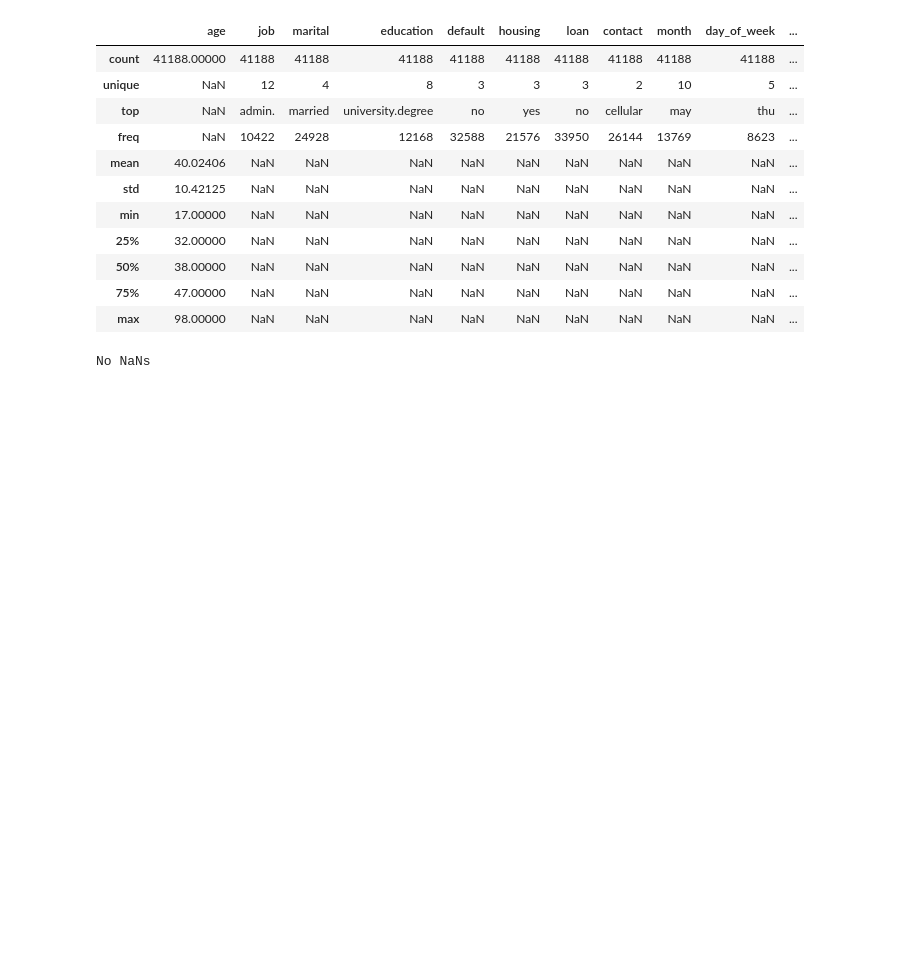
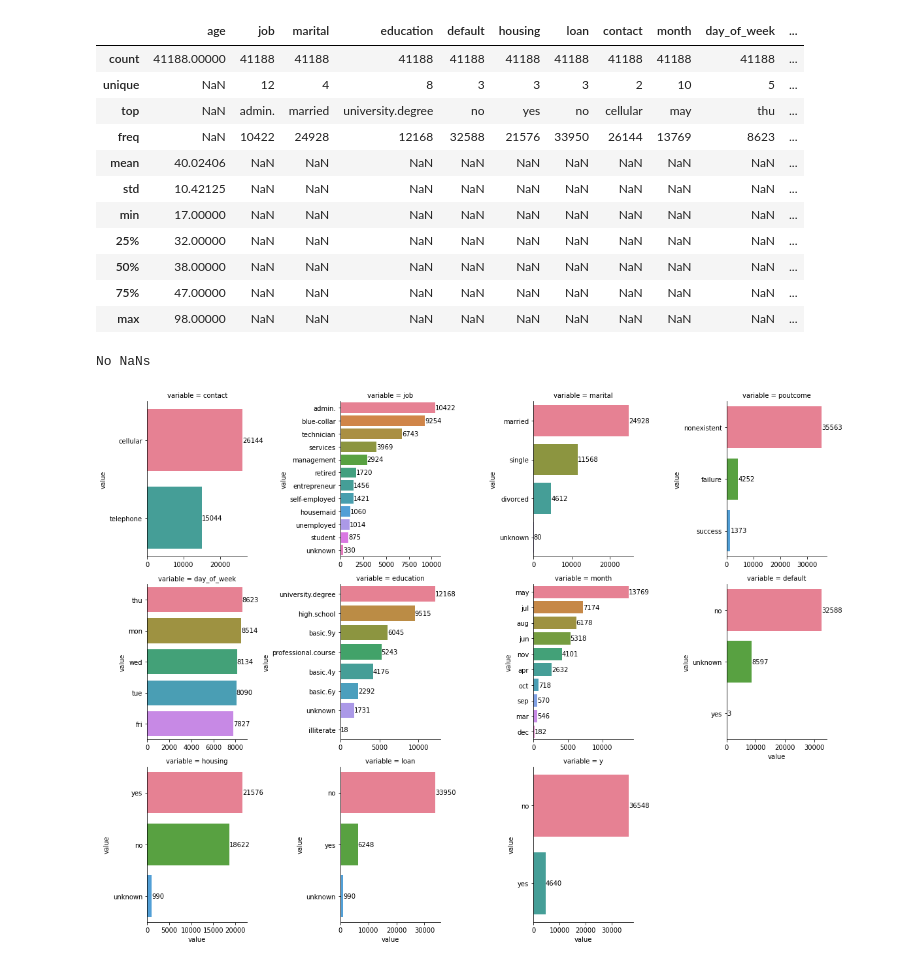
Before and after one commit to sivikt/dstrials, a Jupyter notebook: DSMP#1/2_eda/homework.ipynb, the cells around one changed output. Cells and saved outputs as stored; diff of their text form; code cells hidden in the pictures; blank space fills up the shorter version.

Commit message:
EDA - add categorical plots

```diff
--- a/DSMP#1/2_eda/homework.ipynb
+++ b/DSMP#1/2_eda/homework.ipynb
@@ -113,3 +117,34 @@ else:
     print('No NaNs')
 # %% [output]
 No NaNs
+# %%
+numeric_features  = sorted(['age', 'duration', 'pdays', 'campaign', 'pdays', 'previous', 'emp.var.rate', 'cons.price.idx', 'cons.conf.idx', 'euribor3m', 'nr.employed'])
+nominal_features  = sorted(['job', 'marital', 'contact', 'poutcome'])
+ordinals_features = sorted(['education', 'month', 'day_of_week'])
+boolean_features  = sorted(['default', 'housing', 'loan', 'y'])
+target_feature    = ['y']
+not_to_consider   = ['duration']  # we do not know it before a call
+# %%
+data['observation_id'] = data.index
+
+categorical_long_data = pd.melt(data, id_vars=['observation_id'], value_vars=(nominal_features+ordinals_features+boolean_features))
+categorical_long_perc_data = (
+    categorical_long_data
+    .groupby(['variable'])['value']
+    .value_counts(normalize=True)
+    .reset_index(name='percentage')
+)
+categorical_long_perc_data['percentage'] = (categorical_long_perc_data['percentage']*100).round(2)
+
+categorical_long_data = categorical_long_data.merge(categorical_long_perc_data, on=['variable', 'value'], how='inner')
+
+numeric_long_data = pd.melt(data, id_vars=['observation_id'], value_vars=nominal_features)
+# %%
+ordered_countplot_facet_grid(
+    categorical_long_data,
+    plots_for='variable',
+    values_col='value',
+    height=4, col_wrap=4, sharex=False, sharey=False
+)
+# %% [output]
+[figure, added]
```
Also changed, not shown: parts of 3 cells of this notebook, 4 other files.
